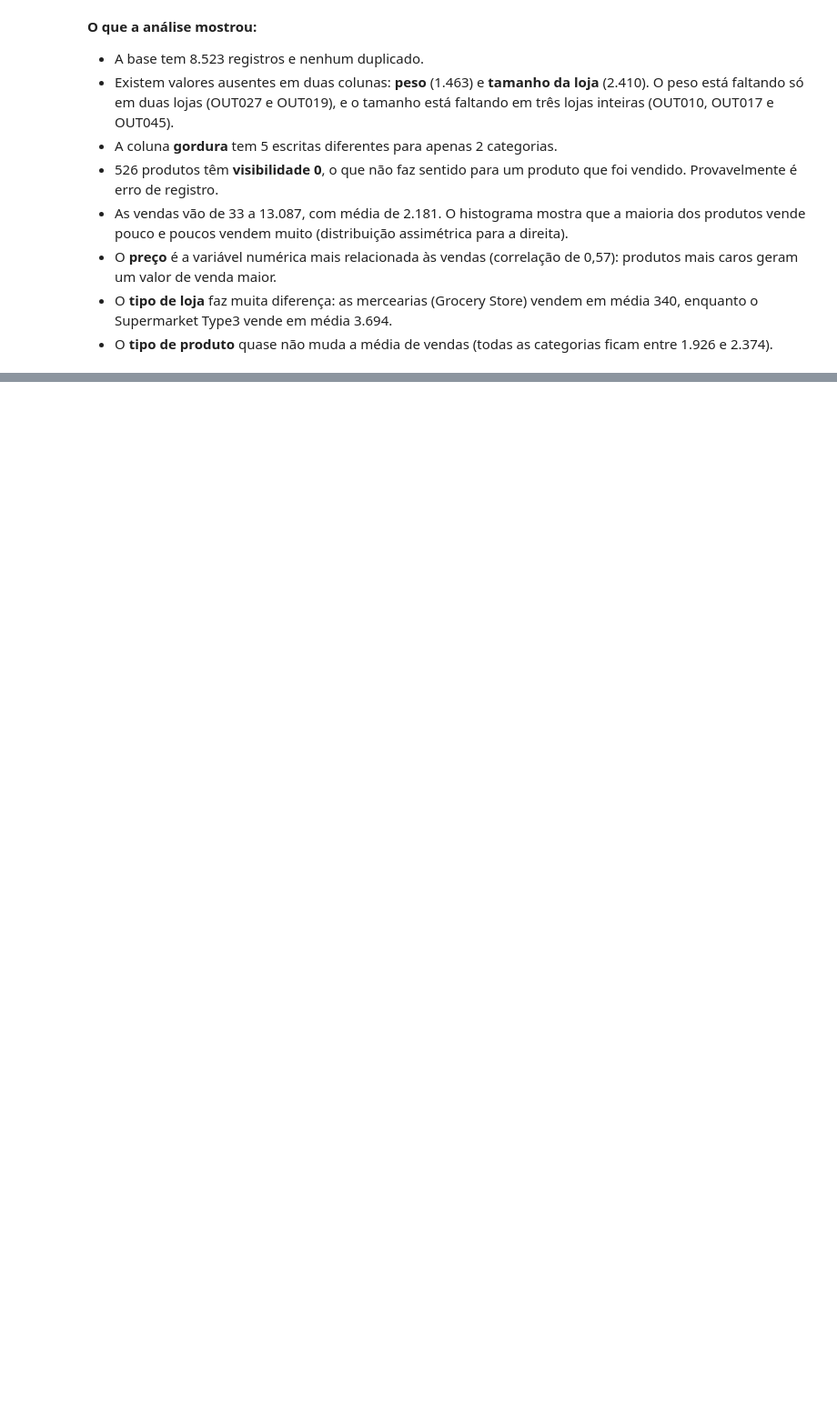
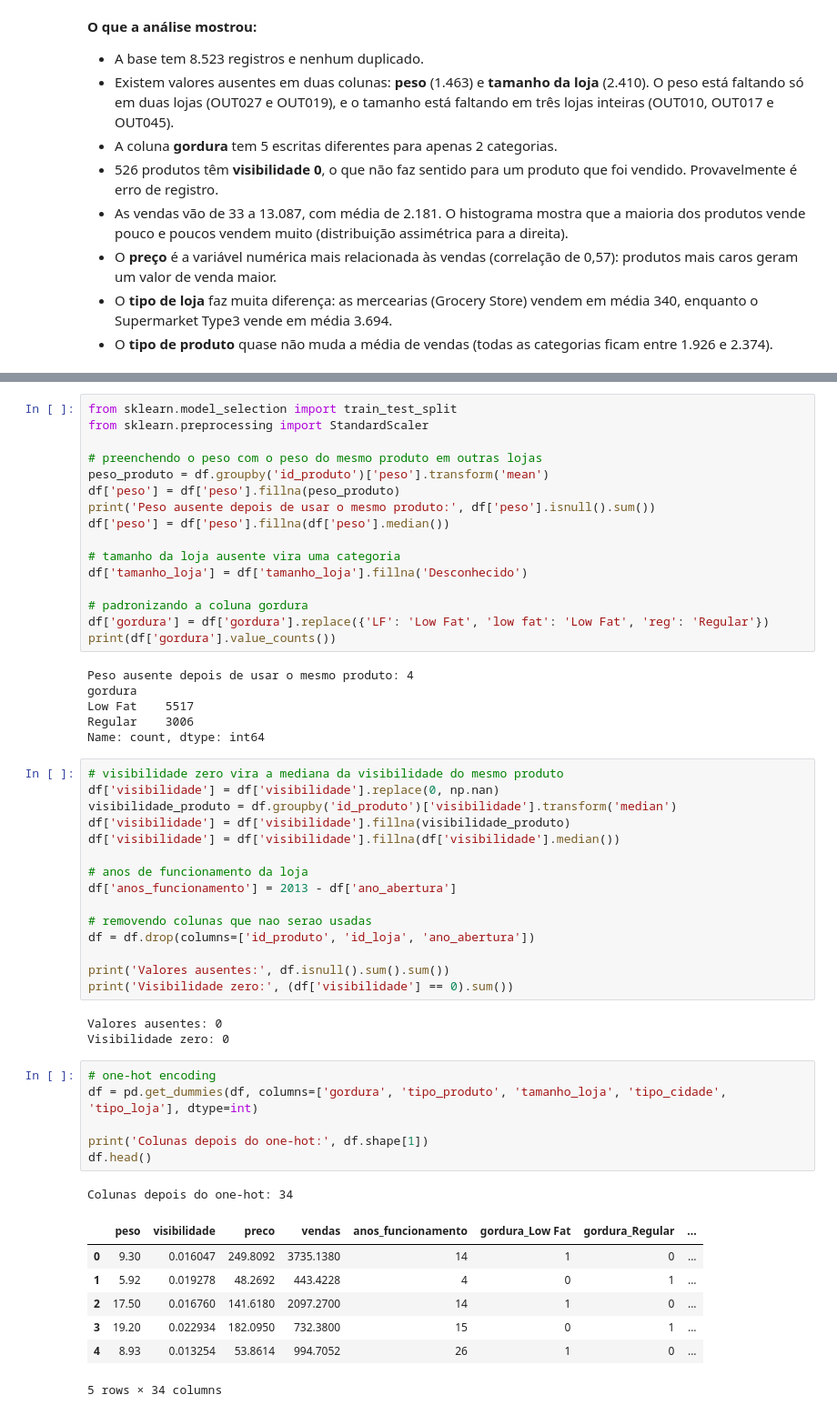
Before and after one commit to JlucasFaria/projeto-ml, a Jupyter notebook: notebooks/05_vendas_bigmart.ipynb, the cells around one changed output, grey strips where cells are left out. Shown at 91% size. Cells and saved outputs as stored; diff of their text form; blank space fills up the shorter version.

Commit message:
adiciona preparacao dos dados das vendas

```diff
--- a/notebooks/05_vendas_bigmart.ipynb
+++ b/notebooks/05_vendas_bigmart.ipynb
@@ -219,0 +235,55 @@ plt.show()
+# %%
+from sklearn.model_selection import train_test_split
+from sklearn.preprocessing import StandardScaler
+
+# preenchendo o peso com o peso do mesmo produto em outras lojas
+peso_produto = df.groupby('id_produto')['peso'].transform('mean')
+df['peso'] = df['peso'].fillna(peso_produto)
+print('Peso ausente depois de usar o mesmo produto:', df['peso'].isnull().sum())
+df['peso'] = df['peso'].fillna(df['peso'].median())
+
+# tamanho da loja ausente vira uma categoria
+df['tamanho_loja'] = df['tamanho_loja'].fillna('Desconhecido')
+
+# padronizando a coluna gordura
+df['gordura'] = df['gordura'].replace({'LF': 'Low Fat', 'low fat': 'Low Fat', 'reg': 'Regular'})
+print(df['gordura'].value_counts())
+# %% [output]
+Peso ausente depois de usar o mesmo produto: 4
+gordura
+Low Fat    5517
+Regular    3006
+Name: count, dtype: int64
+# %%
+# visibilidade zero vira a mediana da visibilidade do mesmo produto
+df['visibilidade'] = df['visibilidade'].replace(0, np.nan)
+visibilidade_produto = df.groupby('id_produto')['visibilidade'].transform('median')
+df['visibilidade'] = df['visibilidade'].fillna(visibilidade_produto)
+df['visibilidade'] = df['visibilidade'].fillna(df['visibilidade'].median())
+
+# anos de funcionamento da loja
+df['anos_funcionamento'] = 2013 - df['ano_abertura']
+
+# removendo colunas que nao serao usadas
+df = df.drop(columns=['id_produto', 'id_loja', 'ano_abertura'])
+
+print('Valores ausentes:', df.isnull().sum().sum())
+print('Visibilidade zero:', (df['visibilidade'] == 0).sum())
+# %% [output]
+Valores ausentes: 0
+Visibilidade zero: 0
+# %%
+# one-hot encoding
+df = pd.get_dummies(df, columns=['gordura', 'tipo_produto', 'tamanho_loja', 'tipo_cidade', 'tipo_loja'], dtype=int)
+
+print('Colunas depois do one-hot:', df.shape[1])
+df.head()
+# %% [output]
+Colunas depois do one-hot: 34
+|  | peso | visibilidade | preco | vendas | anos_funcionamento | gordura_Low Fat | gordura_Regular | ... |
+| 0 | 9.30 | 0.016047 | 249.8092 | 3735.1380 | 14 | 1 | 0 | ... |
+| 1 | 5.92 | 0.019278 | 48.2692 | 443.4228 | 4 | 0 | 1 | ... |
+| 2 | 17.50 | 0.016760 | 141.6180 | 2097.2700 | 14 | 1 | 0 | ... |
+| 3 | 19.20 | 0.022934 | 182.0950 | 732.3800 | 15 | 0 | 1 | ... |
+| 4 | 8.93 | 0.013254 | 53.8614 | 994.7052 | 26 | 1 | 0 | ... |
+5 rows × 34 columns
```
Also changed, not shown: parts of 2 cells of this notebook.
